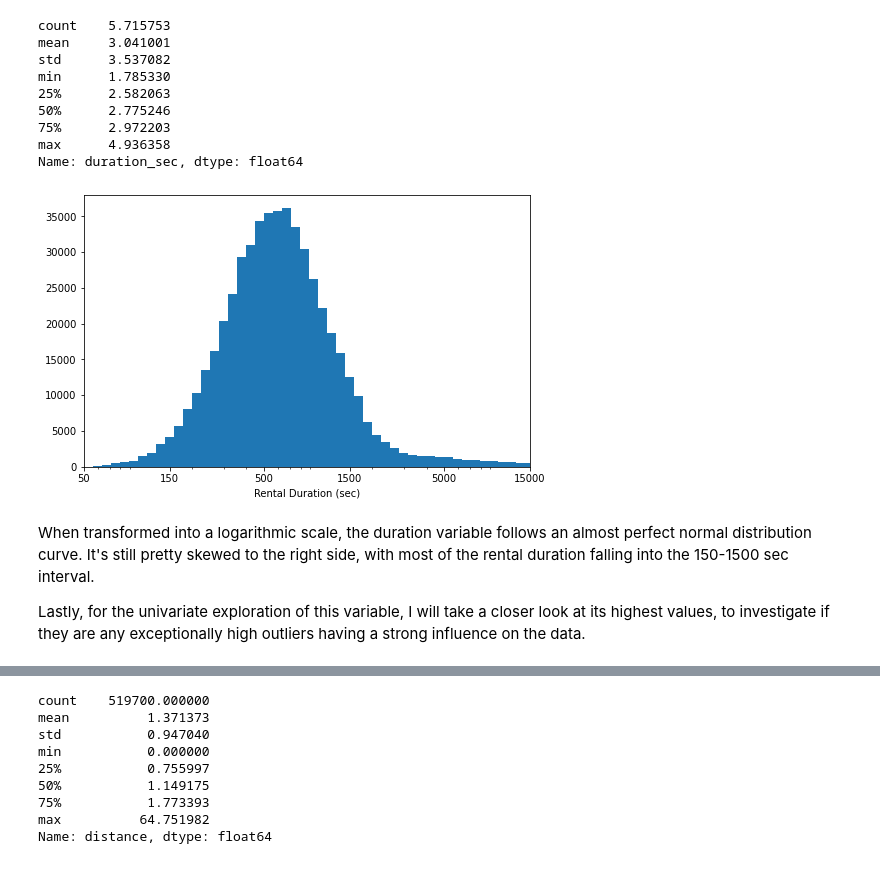
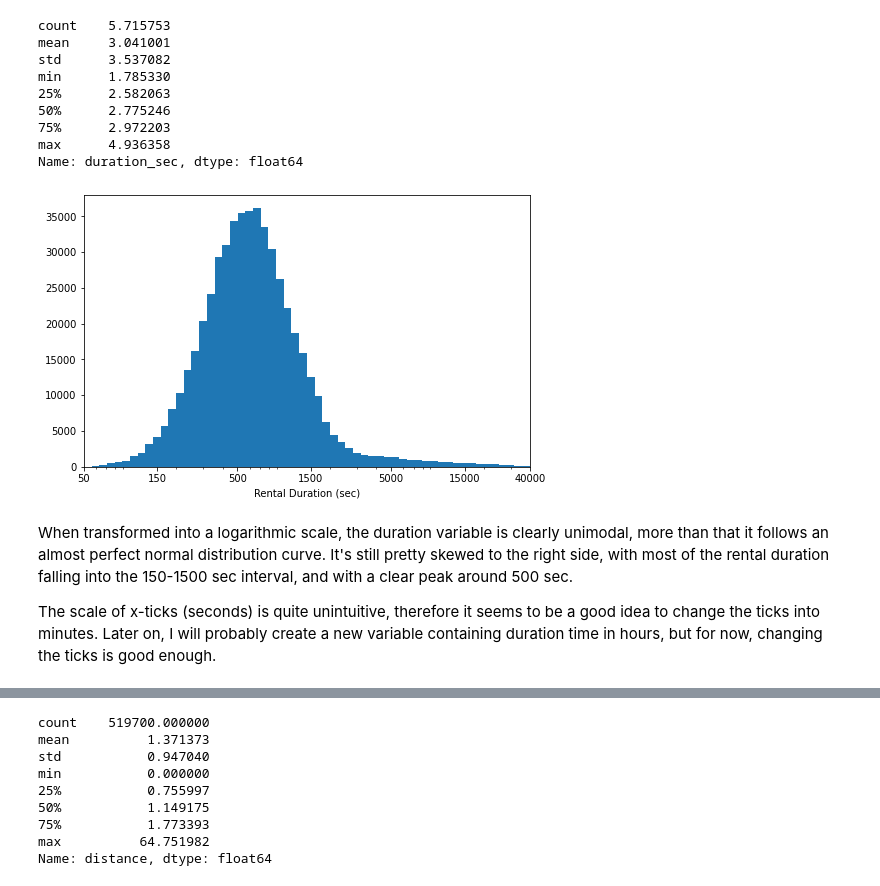
Before and after one commit to maggiekiraga/udacity-data-visualizations, a Jupyter notebook: exploratory_data_visualizations.ipynb, the cells around one changed output, grey strips where cells are left out. Saved outputs shown, nothing was run; the diff lists cells and outputs as text; code cells hidden in the pictures.

Commit message:
feat: Exploratory data visualizations finalized

```diff
--- a/exploratory_data_visualizations.ipynb
+++ b/exploratory_data_visualizations.ipynb
@@ -132,19 +132,19 @@ Name: duration_sec, dtype: float64
 # %%
 # there's a long tail on the one side of distribution, so I will fit the data with the log scale
 
 log_binsize = 0.05
 bins = 10 ** np.arange(1.7, np.log10(trip_data['duration_sec'].max())+log_binsize, log_binsize)
 
 plt.figure(figsize=[8, 5])
 plt.hist(data = trip_data, x = 'duration_sec', bins = bins)
 plt.xscale('log')
 plt.xticks([50,150,500, 1500, 5000, 15000, 40000], [50,150,500, 1500, 5000, 15000,40000] )
 plt.xlabel('Rental Duration (sec)')
-plt.xlim((50,15000))
+plt.xlim((50,40000))
 plt.show()
 # %% [output]
-[figure, old version]
+[figure, new version]
 # %% [markdown]
-When transformed into a logarithmic scale, the duration variable follows an almost perfect normal distribution curve. It's still pretty skewed to the right side, with most of the rental duration falling into the 150-1500 sec interval.
+When transformed into a logarithmic scale, the duration variable is clearly unimodal, more than that it follows an almost perfect normal distribution curve. It's still pretty skewed to the right side, with most of the rental duration falling into the 150-1500 sec interval, and with a clear peak around 500 sec.
 
-Lastly, for the univariate exploration of this variable, I will take a closer look at its highest values, to investigate if they are any exceptionally high outliers having a strong influence on the data.
+The scale of x-ticks (seconds) is quite unintuitive, therefore it seems to be a good idea to change the ticks into minutes. Later on, I will probably create a new variable containing duration time in hours, but for now, changing the ticks is good enough.
```
Also changed, not shown: parts of 61 cells of this notebook.
